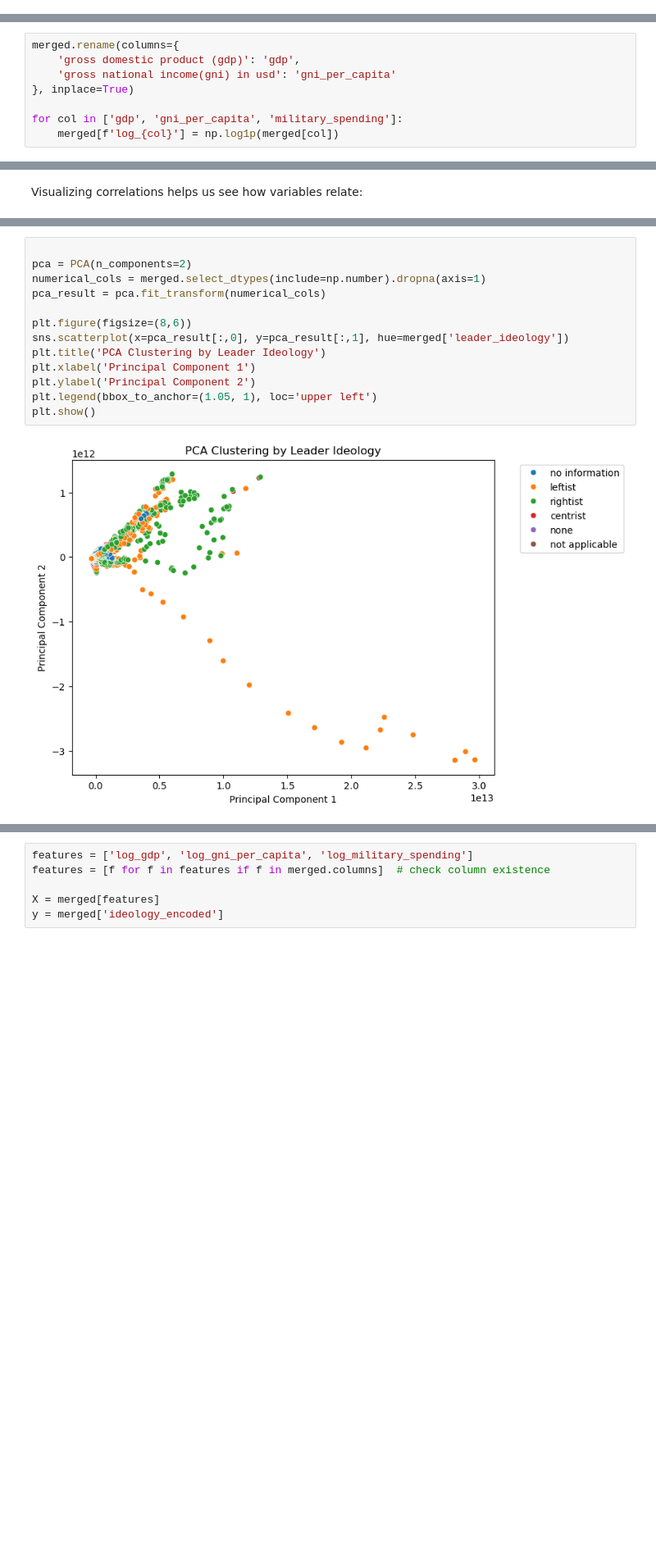
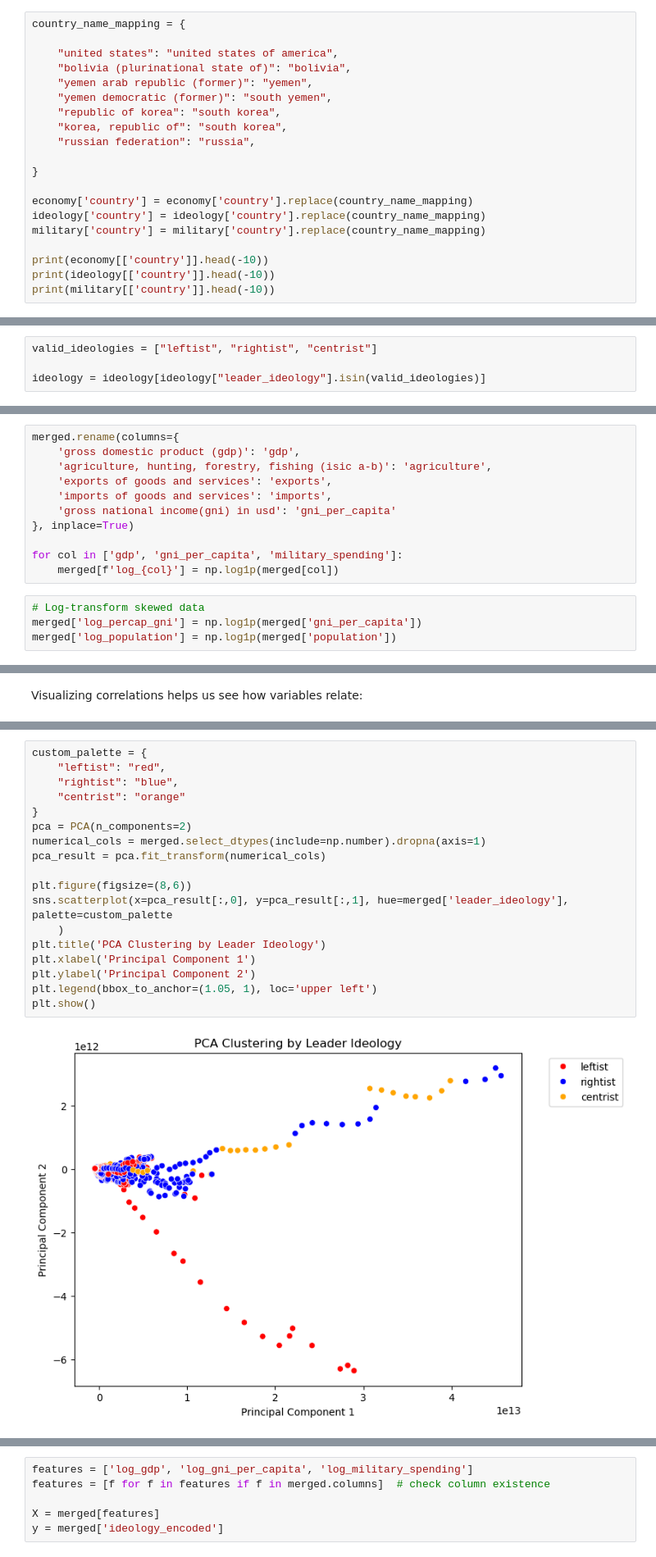
Before and after one commit to irmakoz1/ML1-HSLU, a Jupyter notebook: ML1-Project.ipynb, the cells around one changed output, grey strips where cells are left out. Shown at 82% size. Cells and saved outputs as stored; diff of their text form; blank space fills up the shorter version.

```diff
--- a/ML1-Project.ipynb
+++ b/ML1-Project.ipynb
@@ -73,0 +85,20 @@ military = standardize_country_names(military)
+# %%
+country_name_mapping = {
+
+    "united states": "united states of america",
+    "bolivia (plurinational state of)": "bolivia",
+    "yemen arab republic (former)": "yemen",
+    "yemen democratic (former)": "south yemen",
+    "republic of korea": "south korea",
+    "korea, republic of": "south korea",
+    "russian federation": "russia",
+
+}
+
+economy['country'] = economy['country'].replace(country_name_mapping)
+ideology['country'] = ideology['country'].replace(country_name_mapping)
+military['country'] = military['country'].replace(country_name_mapping)
+
+print(economy[['country']].head(-10))
+print(ideology[['country']].head(-10))
+print(military[['country']].head(-10))
@@ -74 +125,5 @@ military = standardize_country_names(military)
+# %%
+valid_ideologies = ["leftist", "rightist", "centrist"]
+
+ideology = ideology[ideology["leader_ideology"].isin(valid_ideologies)]
 # %% [markdown]
@@ -97,11 +163,18 @@ We Log-transform skewed continuous variables to normalize distributions:
 # %%
 merged.rename(columns={
     'gross domestic product (gdp)': 'gdp',
+    'agriculture, hunting, forestry, fishing (isic a-b)': 'agriculture',
+    'exports of goods and services': 'exports',
+    'imports of goods and services': 'imports',
     'gross national income(gni) in usd': 'gni_per_capita'
 }, inplace=True)
 
 for col in ['gdp', 'gni_per_capita', 'military_spending']:
     merged[f'log_{col}'] = np.log1p(merged[col])
+# %%
+# Log-transform skewed data
+merged['log_percap_gni'] = np.log1p(merged['gni_per_capita'])
+merged['log_population'] = np.log1p(merged['population'])
 # %% [markdown]
 And encode categorical variables for modeling:
 # %%
@@ -144,18 +339,23 @@ Checking for clusters among countries using PCA:
 # %%
-
+custom_palette = {
+    "leftist": "red",
+    "rightist": "blue",
+    "centrist": "orange"
+}
 pca = PCA(n_components=2)
 numerical_cols = merged.select_dtypes(include=np.number).dropna(axis=1)
 pca_result = pca.fit_transform(numerical_cols)
 
 plt.figure(figsize=(8,6))
-sns.scatterplot(x=pca_result[:,0], y=pca_result[:,1], hue=merged['leader_ideology'])
+sns.scatterplot(x=pca_result[:,0], y=pca_result[:,1], hue=merged['leader_ideology'], palette=custom_palette
+    )
 plt.title('PCA Clustering by Leader Ideology')
 plt.xlabel('Principal Component 1')
 plt.ylabel('Principal Component 2')
 plt.legend(bbox_to_anchor=(1.05, 1), loc='upper left')
 plt.show()
 # %% [output]
-[figure, old version]
+[figure, new version]
 # %% [markdown]
 
 ## 5. Building Predictive Models
```
Also changed, not shown: parts of 45 cells of this notebook.
